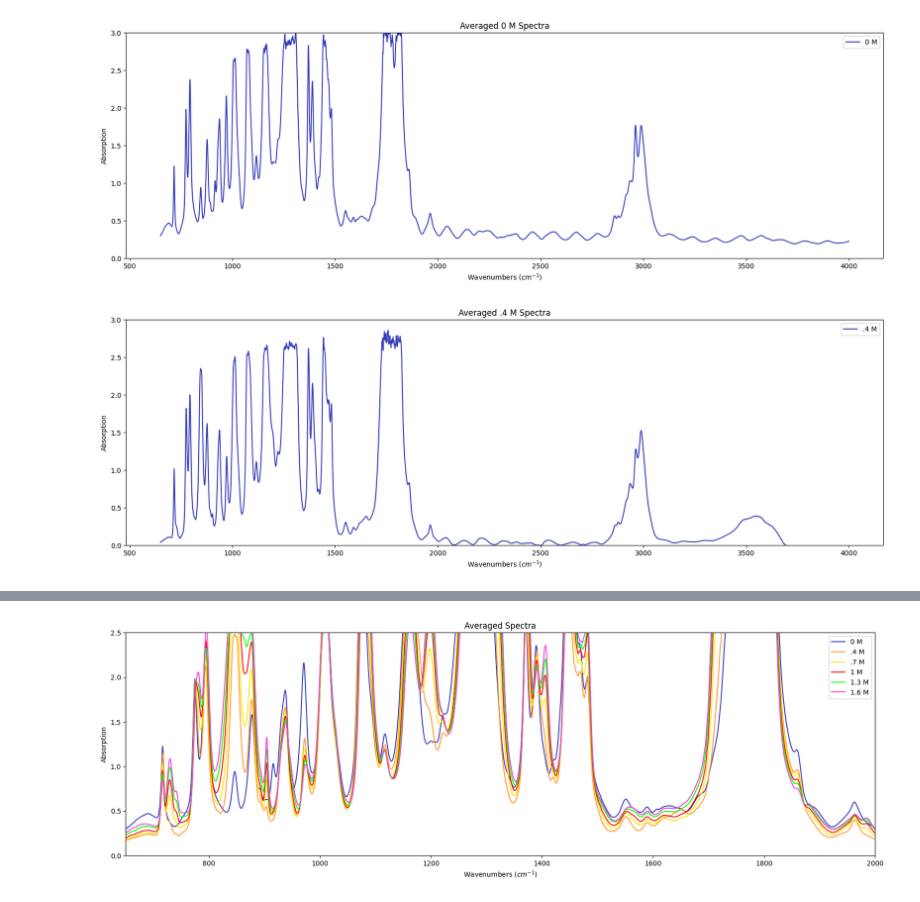
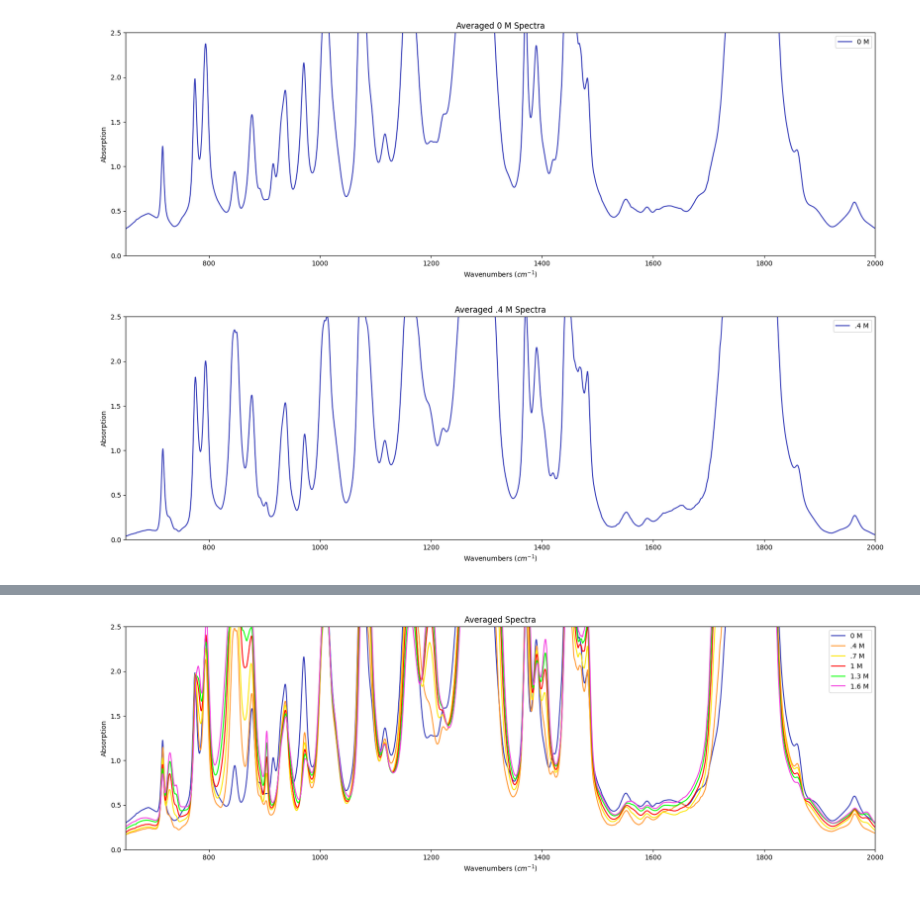
Before and after one commit to MODESBYU/MODES, a Jupyter notebook: Battery Data/Li-Li Symmetric Cell/Diagnostics/Averaging.ipynb, the cells around one changed output, grey strips where cells are left out. Drawn from its saved outputs; the diff is of its cells as text; code cells hidden in the pictures.

```diff
--- a/Battery Data/Li-Li Symmetric Cell/Diagnostics/Averaging.ipynb
+++ b/Battery Data/Li-Li Symmetric Cell/Diagnostics/Averaging.ipynb
@@ -27,26 +27,27 @@ path1_6M = path + '\\1.6M Data\\'
 # %%
 # ----- Averaging the spectra for 0 M
 df0 = np.array([pd.read_csv(path0M + '0M_1.tsv',sep = '\t'),pd.read_csv(path0M + '0M_2.tsv',sep = '\t'),\
                    pd.read_csv(path0M + '0M_3.tsv',sep = '\t'),pd.read_csv(path0M + '0M_4.tsv',sep = '\t'),\
                     pd.read_csv(path0M + '0M_5.tsv',sep = '\t'),pd.read_csv(path0M + '0M_6.tsv',sep = '\t')])
 
 ZeroM = (df0[0] + df0[1] + df0[2] + df0[3] + df0[4] + df0[5]) / 6
 
 header_array = np.array(['X','Y'])
 df_0M = pd.DataFrame(ZeroM,columns = header_array)
 
 # display(df_0M)
 
 plt.figure(figsize = (20,6))
 plt.plot(df_0M['X'],df_0M['Y'],label = '0 M', color = '#353cb8')
 plt.legend()
 plt.title('Averaged 0 M Spectra')
 plt.xlabel(r'Wavenumbers ($cm^{-1}$)')
 plt.ylabel('Absorption')
-plt.ylim(0,3)
+plt.ylim(0,2.5)
+plt.xlim(650,2000)
 plt.show()
 # %% [output]
-[figure, old version]
+[figure, new version]
 # %%
 # ----- Averaging the spectra for .4 M
 df0 = np.array([pd.read_csv(path_4M + '-4ML1_1.tsv',sep = '\t'),pd.read_csv(path_4M + '-4ML1_2.tsv',sep = '\t'),\
@@ -65,10 +66,11 @@ plt.legend()
 plt.title('Averaged .4 M Spectra')
 plt.xlabel(r'Wavenumbers ($cm^{-1}$)')
 plt.ylabel('Absorption')
-plt.ylim(0,3)
+plt.ylim(0,2.5)
+plt.xlim(650,2000)
 plt.show()
 # %% [output]
-[figure, old version]
+[figure, new version]
 # %%
 # ----- Averaging the spectra for .7 M
 df0 = np.array([pd.read_csv(path_7M + '-7M_1.tsv',sep = '\t')[518:],pd.read_csv(path_7M + '-7M_2.tsv',sep = '\t')[518:],\
```
Also changed, not shown: parts of 4 cells of this notebook.
